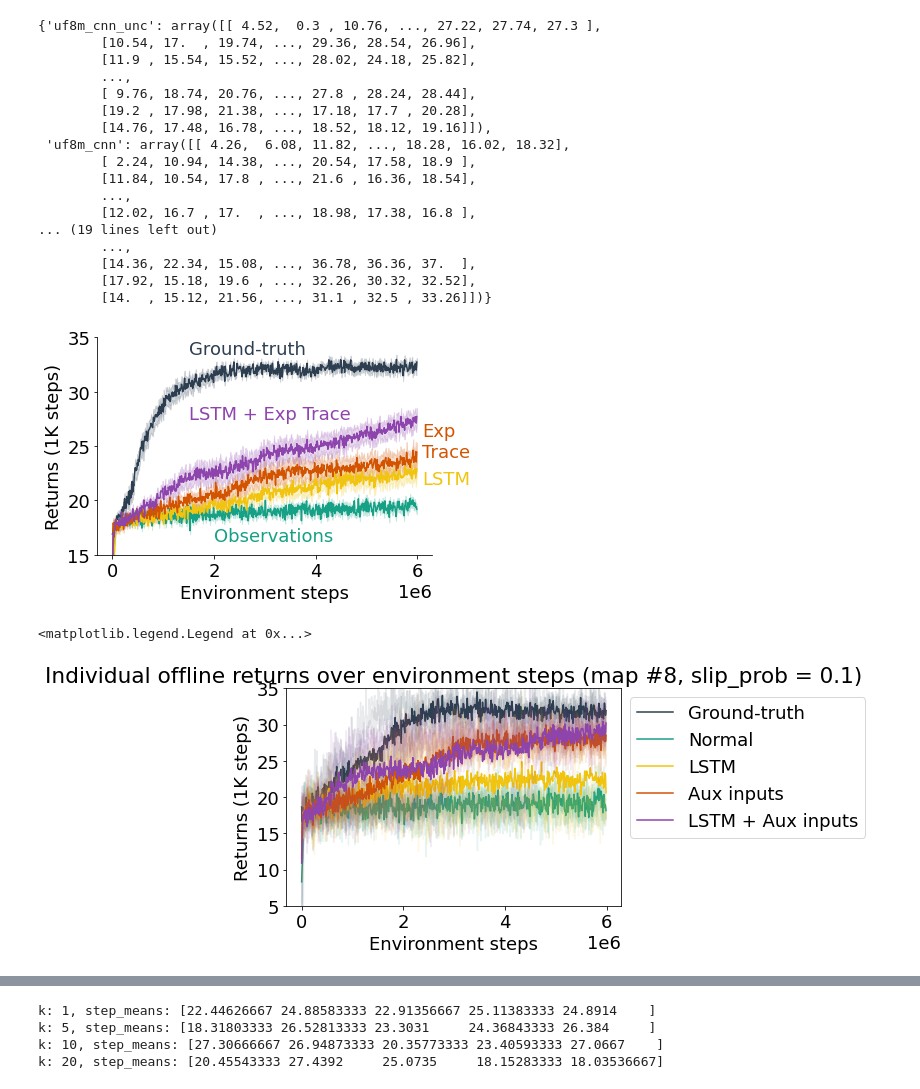
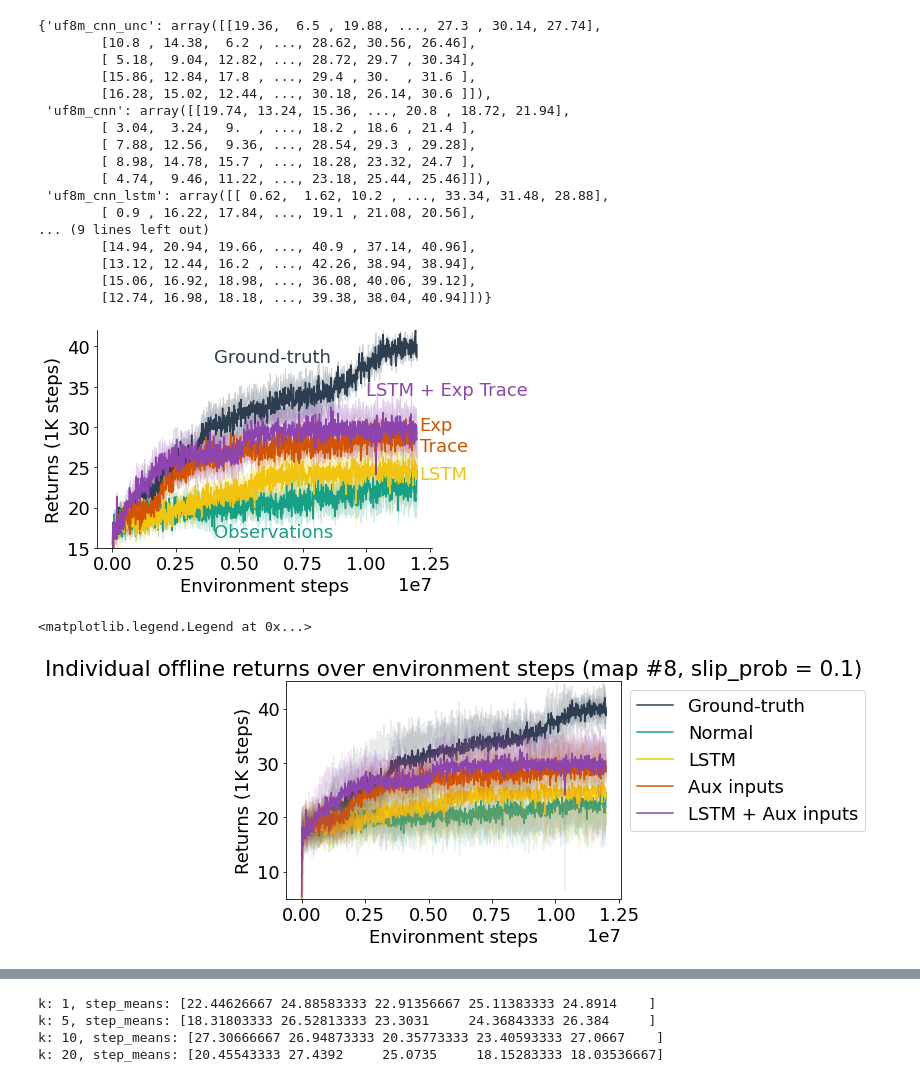
Before and after one commit to taodav/aux-inputs, a Jupyter notebook: analysis/plot_results_uf8_cnn.ipynb, the cells around one changed output, grey strips where cells are left out. Saved outputs shown, nothing was run; the diff lists cells and outputs as text; code cells hidden in the pictures.

```diff
--- a/analysis/plot_results_uf8_cnn.ipynb
+++ b/analysis/plot_results_uf8_cnn.ipynb
@@ -31,7 +31,9 @@ level = 8
 #     f'uf{level}m_cnn':  Path(ROOT_DIR, 'results', 'uf8_sweep_4m', f'uf{level}m_cnn'),
 #     f'uf{level}m_cnn_lstm':  Path(ROOT_DIR, 'results', 'uf8_sweep_4m', f'uf{level}m_cnn_lstm'),
 # }
-results_dir = Path(ROOT_DIR, 'results')
+# results_dir = Path(ROOT_DIR, 'results')
+results_dir = Path(ROOT_DIR, 'results', 'results_uf8_12m_hparam')
+
 # results_dir = Path(ROOT_DIR, 'results_full_uf8')
 
 all_paths = {
@@ -75,6 +77,9 @@ def process_dir(dir_path, split_by, w=10):
             args['arch'] = 'nn'
 
         if args['trunc'] > 10:
+            continue
+
+        if args['total_steps'] < 12e6:
             continue
 
 #         if args["arch"] == "cnn_lstm" and args["uncertainty_decay"] < 1.:
@@ -240,23 +245,23 @@ for key, v in all_best_slip.items():
 # %%
 all_mapped_data_slip
 # %% [output]
-{'uf8m_cnn_unc': array([[ 4.52,  0.3 , 10.76, ..., 27.22, 27.74, 27.3 ],
-        [10.54, 17.  , 19.74, ..., 29.36, 28.54, 26.96],
-        [11.9 , 15.54, 15.52, ..., 28.02, 24.18, 25.82],
-        ...,
-        [ 9.76, 18.74, 20.76, ..., 27.8 , 28.24, 28.44],
-        [19.2 , 17.98, 21.38, ..., 17.18, 17.7 , 20.28],
-        [14.76, 17.48, 16.78, ..., 18.52, 18.12, 19.16]]),
- 'uf8m_cnn': array([[ 4.26,  6.08, 11.82, ..., 18.28, 16.02, 18.32],
-        [ 2.24, 10.94, 14.38, ..., 20.54, 17.58, 18.9 ],
-        [11.84, 10.54, 17.8 , ..., 21.6 , 16.36, 18.54],
-        ...,
-        [12.02, 16.7 , 17.  , ..., 18.98, 17.38, 16.8 ],
-... (19 lines left out)
-        ...,
-        [14.36, 22.34, 15.08, ..., 36.78, 36.36, 37.  ],
-        [17.92, 15.18, 19.6 , ..., 32.26, 30.32, 32.52],
-        [14.  , 15.12, 21.56, ..., 31.1 , 32.5 , 33.26]])}
+{'uf8m_cnn_unc': array([[19.36,  6.5 , 19.88, ..., 27.3 , 30.14, 27.74],
+        [10.8 , 14.38,  6.2 , ..., 28.62, 30.56, 26.46],
+        [ 5.18,  9.04, 12.82, ..., 28.72, 29.7 , 30.34],
+        [15.86, 12.84, 17.8 , ..., 29.4 , 30.  , 31.6 ],
+        [16.28, 15.02, 12.44, ..., 30.18, 26.14, 30.6 ]]),
+ 'uf8m_cnn': array([[19.74, 13.24, 15.36, ..., 20.8 , 18.72, 21.94],
+        [ 3.04,  3.24,  9.  , ..., 18.2 , 18.6 , 21.4 ],
+        [ 7.88, 12.56,  9.36, ..., 28.54, 29.3 , 29.28],
+        [ 8.98, 14.78, 15.7 , ..., 18.28, 23.32, 24.7 ],
+        [ 4.74,  9.46, 11.22, ..., 23.18, 25.44, 25.46]]),
+ 'uf8m_cnn_lstm': array([[ 0.62,  1.62, 10.2 , ..., 33.34, 31.48, 28.88],
+        [ 0.9 , 16.22, 17.84, ..., 19.1 , 21.08, 20.56],
+... (9 lines left out)
+        [14.94, 20.94, 19.66, ..., 40.9 , 37.14, 40.96],
+        [13.12, 12.44, 16.2 , ..., 42.26, 38.94, 38.94],
+        [15.06, 16.92, 18.98, ..., 36.08, 40.06, 39.12],
+        [12.74, 16.98, 18.18, ..., 39.38, 38.04, 40.94]])}
 # %%
 # with slip
 fig, ax = plt.figure(), plt.axes()
@@ -266,40 +271,48 @@ fig_path = Path(ROOT_DIR, 'results', 'uf8_results.pdf')
 for k in plot_order:
     data = all_mapped_data_slip[k]
     key = plot_info[k]['label']
     color = plot_info[k]['color']
     x = np.arange(data.shape[1]) * steps_per_eval
 
     means = data.mean(axis=0)
     std_err = data.std(axis=0) / np.sqrt(data.shape[0])
 
     ax.plot(x, means, label=key, color=color)
     plt.fill_between(x, means - std_err, means + std_err,
                          color=color, alpha=0.2)
 
-ax.set_ylim(15, 35)
+ax.set_ylim(15, 42)
 # ax.set_ylim(15, 30)
 
 # ax.set_yticks([18, 22, 26])
 ax.set_xlabel('Environment steps')
 # ax.set_ylabel(f"Returns (1K steps)", rotation=0, labelpad=65)
 ax.set_ylabel(f"Returns (1K steps)")
 # ax.yaxis.set_label_coords(-0.15, 0.65)
 
 ax.spines['right'].set_visible(False)
 ax.spines['top'].set_visible(False)
 
-plt.text(2e6, 16.3, "Observations", color=plot_info[f'uf{level}m_cnn']['color'], fontdict=dict(size=18))
-plt.text(1.5e6, 33.5, "Ground-truth", color=plot_info[f'uf{level}a_cnn']['color'], fontdict=dict(size=18))
-plt.text(6.1e6, 24, "Exp\nTrace", color=plot_info[f'uf{level}m_cnn_unc']['color'], fontdict=dict(size=18))
-plt.text(6.1e6, 21.5, "LSTM", color=plot_info[f'uf{level}m_cnn_lstm']['color'], fontdict=dict(size=18))
-plt.text(1.5e6, 27.5, "LSTM + Exp Trace", color=plot_info[f'uf{level}m_cnn_lstm_unc']['color'], fontdict=dict(size=18))
+# plt.text(2e6, 16.3, "Observations", color=plot_info[f'uf{level}m_cnn']['color'], fontdict=dict(size=18))
+plt.text(4e6, 16.3, "Observations", color=plot_info[f'uf{level}m_cnn']['color'], fontdict=dict(size=18))
+
+# plt.text(1.5e6, 33.5, "Ground-truth", color=plot_info[f'uf{level}a_cnn']['color'], fontdict=dict(size=18))
+plt.text(4e6, 38, "Ground-truth", color=plot_info[f'uf{level}a_cnn']['color'], fontdict=dict(size=18))
+# plt.text(6.1e6, 24, "Exp\nTrace", color=plot_info[f'uf{level}m_cnn_unc']['color'], fontdict=dict(size=18))
+plt.text(12.1e6, 27, "Exp\nTrace", color=plot_info[f'uf{level}m_cnn_unc']['color'], fontdict=dict(size=18))
+
+# plt.text(6.1e6, 21.5, "LSTM", color=plot_info[f'uf{level}m_cnn_lstm']['color'], fontdict=dict(size=18))
+plt.text(12.1e6, 23.5, "LSTM", color=plot_info[f'uf{level}m_cnn_lstm']['color'], fontdict=dict(size=18))
+
+# plt.text(1.5e6, 27.5, "LSTM + Exp Trace", color=plot_info[f'uf{level}m_cnn_lstm_unc']['color'], fontdict=dict(size=18))
+plt.text(10e6, 34, "LSTM + Exp Trace", color=plot_info[f'uf{level}m_cnn_lstm_unc']['color'], fontdict=dict(size=18))
 
 # ax.set_title(f'Fishing Environment')
 
 # plt.legend(bbox_to_anchor=(1.00, 1), loc='upper left')
 fig.savefig(fig_path, bbox_inches='tight')
 # %% [output]
-[figure, old version]
+[figure, new version]
 # %%
 # with slip
 fig, ax = plt.figure(), plt.axes()
@@ -319,7 +332,7 @@ for k in plot_order:
 #     plt.fill_between(x, means - std_err, means + std_err,
 #                          color=color, alpha=0.2)
 
-ax.set_ylim(5, 35)
+ax.set_ylim(5, 45)
 
 ax.set_xlabel('Environment steps')
 ax.set_ylabel(f"Returns (1K steps)")
@@ -327,7 +340,7 @@ ax.set_title(f'Individual offline returns over environment steps (map #8, slip_p
 plt.legend(bbox_to_anchor=(1.00, 1), loc='upper left')
 # %% [output]
 <matplotlib.legend.Legend at 0x...>
-[figure, old version]
+[figure, new version]
 # %%
 key = 'trunc'
 split_files = [f'uf{level}m_cnn_lstm']
```
Also changed, not shown: parts of 6 cells of this notebook, 32 other files.
